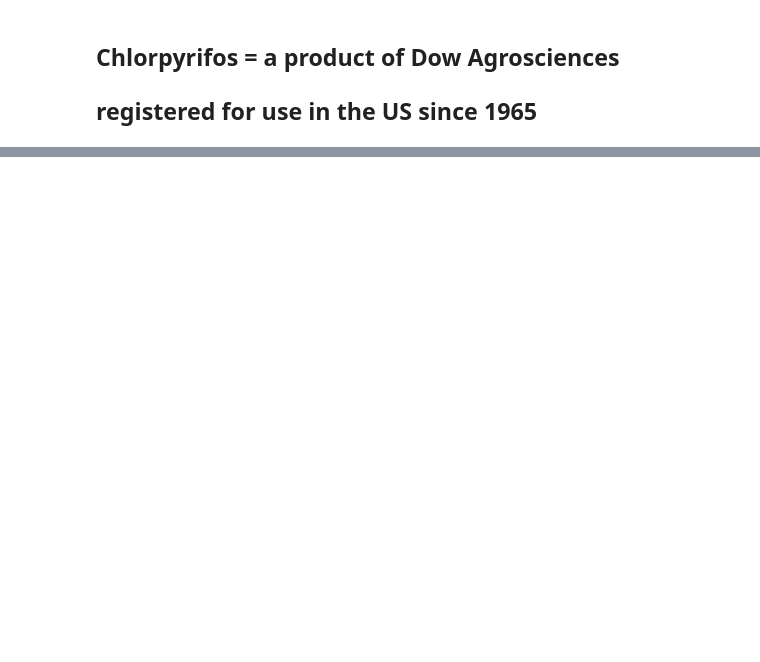
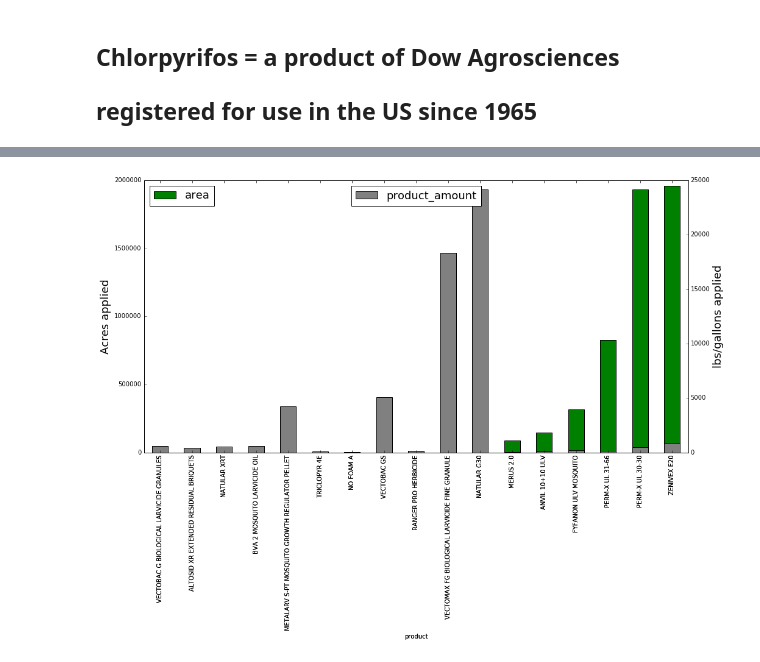
Before and after one commit to bjmain/pesticides, a Jupyter notebook: DPR_workflow1.ipynb, the cells around one changed output, grey strips where cells are left out. Cells and saved outputs as stored; diff of their text form; code cells hidden in the pictures; blank space fills up the shorter version.

```diff
--- a/DPR_workflow1.ipynb
+++ b/DPR_workflow1.ipynb
@@ -756,0 +339,95 @@ P.show()
+# %%
+# SHASTA Vector control data
+
+import matplotlib.pyplot as P
+import pandas as pd
+%matplotlib inline
+
+#create figures
+fig1 = P.figure(num=None, figsize=(16, 8), dpi=80, facecolor='w', edgecolor='k')
+fig2 = P.figure(num=None, figsize=(16, 8), dpi=80, facecolor='w', edgecolor='k')
+fig3 = P.figure(num=None, figsize=(16, 8), dpi=80, facecolor='w', edgecolor='k')
+
+# Fig 1 populated with acreage and lbs data
+ax1 = fig1.add_subplot(111)
+ax2 = fig1.add_subplot(111, sharex=ax1, frameon=False)
+ax2.yaxis.tick_right()
+ax2.yaxis.set_label_position("right")
+ax1.yaxis.tick_left()
+ax1.yaxis.set_label_position("left")
+
+# annual adulticide data
+ax3 = fig2.add_subplot(211)
+
+# annual larvicide data
+ax4 = fig3.add_subplot(311)
+
+# Input shasta data
+df = pd.read_csv("shasta.csv")
+#PURPOSE = list(set(df['purpose'].tolist()))
+#U = list(set(df['area_unit'].tolist()))
+
+total = df.groupby('product').sum()
+total = total.reset_index()
+
+top_products = total.loc[(total['area']>1000) | (total['product_amount']>400)] # Filter out low use chemicals
+
+product_sorted_df = top_products.sort_values(by=['area'])
+product_sorted_df = product_sorted_df.reset_index()
+
+
+product_sorted_df.plot(kind='bar',x='product',y='area', ax=ax1, color='green')
+product_sorted_df.plot(kind='bar',x='product',y='product_amount', ax=ax2, color='gray')
+
+# Fig 2 annual usage trends
+ax3 = fig2.add_subplot(211)
+df['date'] = df.start_time.str.split(expand=True)[0]
+df['year'] = df.date.str.split("-",expand=True)[0]
+df["year"] = pd.to_numeric(df["year"]) # add year column
+
+adulticides = total.loc[total['area']>10000] # basically all products that have high acreage
+adulticides_sorted = adulticides.sort_values(by=['area'],ascending=False)
+prod_list = adulticides_sorted['product'].tolist()
+
+# plot each adulticide product
+for prod in prod_list:
+    product_specific = df.loc[df['product']== prod]
+    product_annual = product_specific.groupby('year').sum()
+    product_annual = product_annual.reset_index()
+    product_annual.plot(kind='line',x='year',y='area', ax=ax3,lw=5,label=prod)
+
+#larvicides = total.loc[total['area']<10000] # basically all products that have low acreage
+#larvicides_sorted = larvicides.sort_values(by=['area'],ascending=False)
+#larv_prod_list = larvicides_sorted['product'].tolist()
+#print(larv_prod_list)
+larv_prod_list = ['NATULAR G30', 'VECTOMAX FG BIOLOGICAL LARVICIDE FINE GRANULE', 'VECTOBAC 12AS BIOLOGICAL LARVICIDE', 'METALARV S-PT MOSQUITO GROWTH REGULATOR PELLET']
+# plot each larvicide product
+for L_prod in larv_prod_list:
+    product_specific = df.loc[df['product']== L_prod]
+    product_annual = product_specific.groupby('year').sum()
+    product_annual = product_annual.reset_index()
+    product_annual.plot(kind='line',x='year',y='product_amount', ax=ax4,lw=5,label=L_prod)
+
+# clean up x ticks
+ax3.set_xlim(2013.9,2018.1)
+ax3.set_xticks([2014, 2015, 2016, 2017, 2018])
+ax3.ticklabel_format(useOffset=False, style='plain')
+ax3.legend(frameon=False, loc=2)
+
+# clean up x ticks
+ax4.set_xlim(2013.9,2018.1)
+ax4.set_xticks([2014, 2015, 2016, 2017, 2018])
+ax4.ticklabel_format(useOffset=False, style='plain')
+ax4.legend(frameon=False, loc=2)
+ax4.set_yticks([0, 2000, 4000, 6000])
+ax4.set_ylabel("lbs", fontsize=18)
+ax4.set_ylim(0,15000)
+ax4.set_title("Annual Larvacides SHASTA", fontsize=18)
+
+ax2.legend(loc=9, fontsize=18)
+ax1.legend(loc=2, fontsize=18)
+ax1.set_ylabel("Acres applied", fontsize=18)
+ax2.set_ylabel("lbs/gallons applied", fontsize=18)
+
+ax3.set_title("Annual adulticide usage SHASTA", fontsize=20)
+# %% [output]
@@ -756,0 +435 @@ P.show()
+[figure, added]
```
Also changed, not shown: parts of 24 cells of this notebook.
